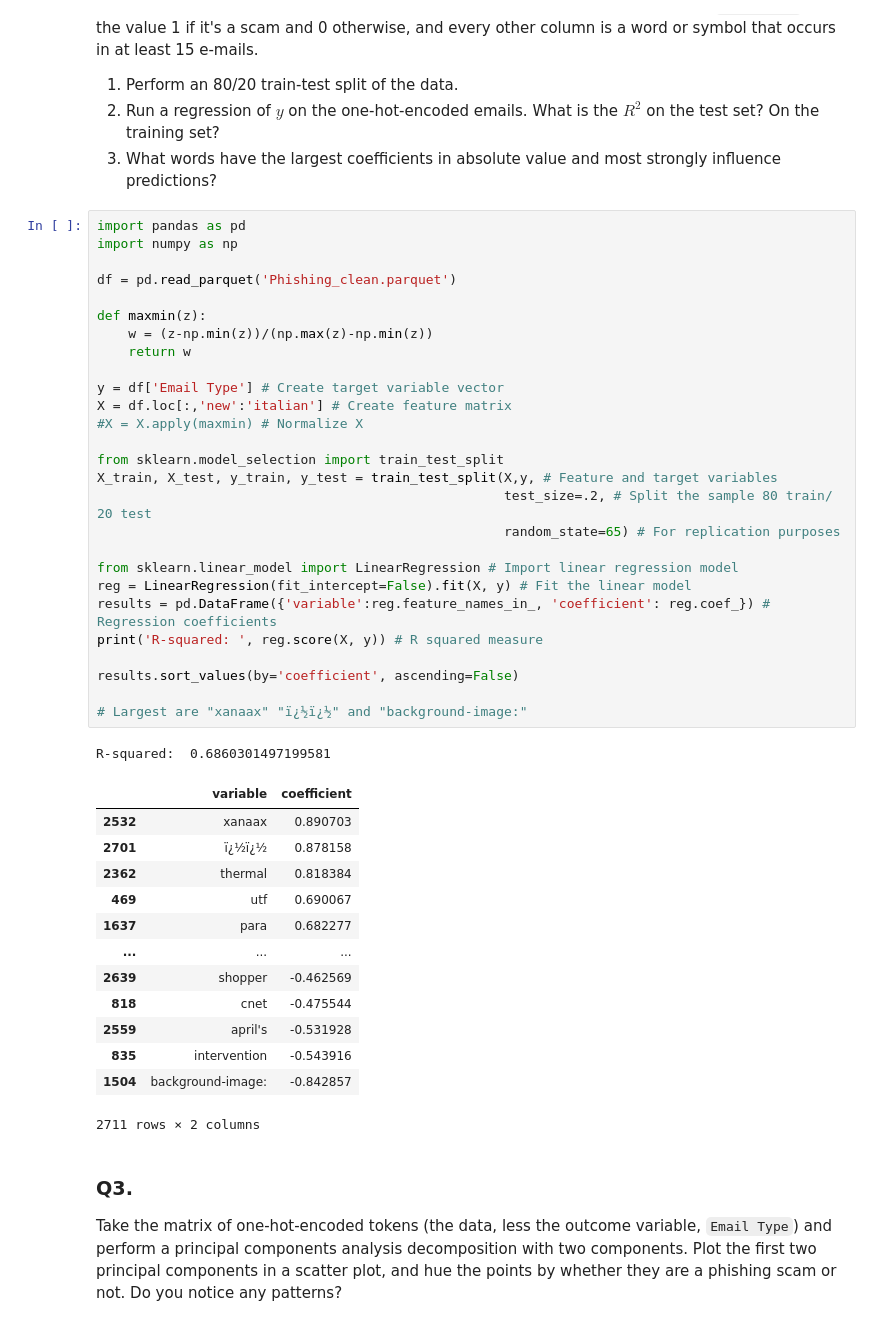
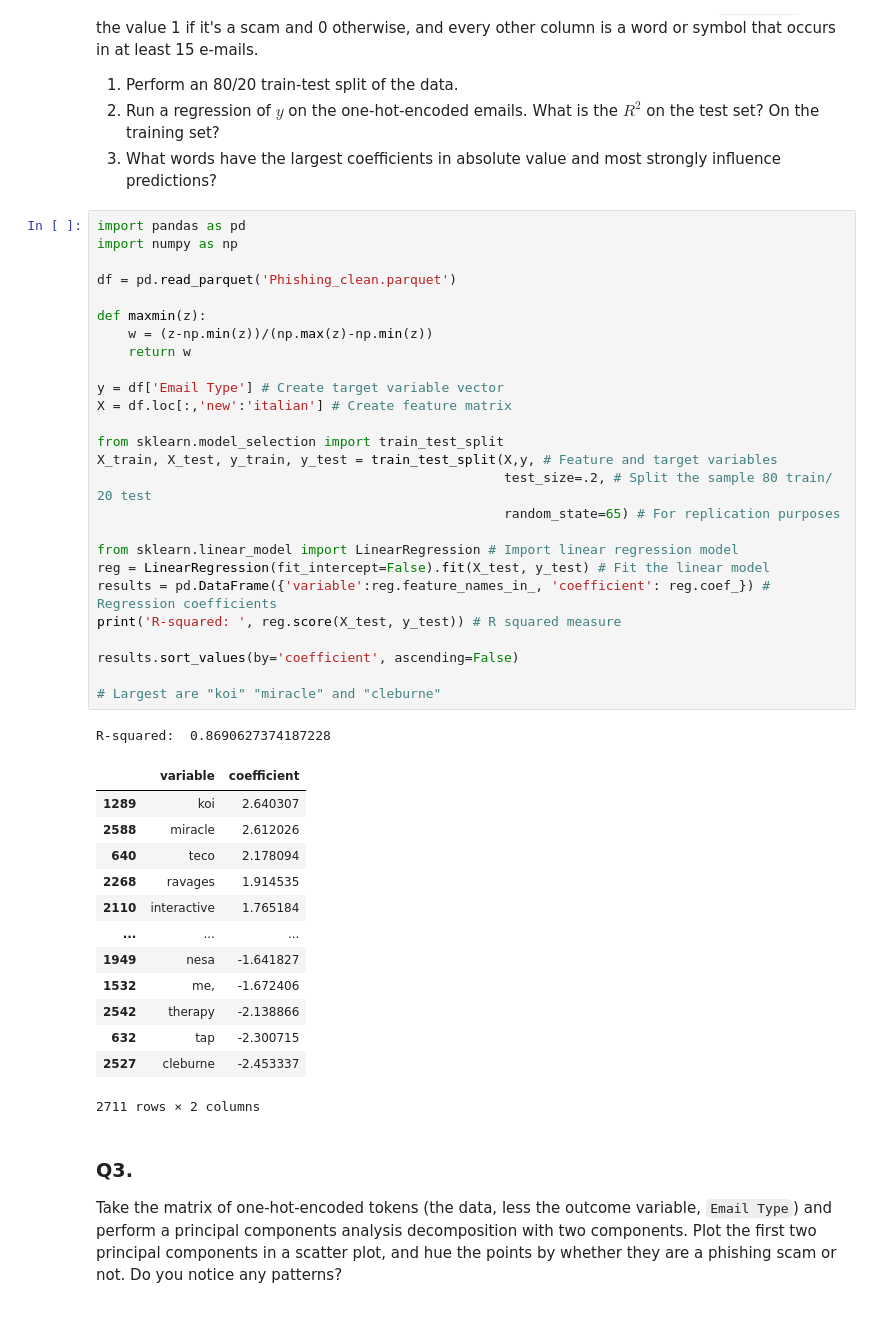
Before and after one commit to splitneutron/pca_assignment, a Jupyter notebook: assignment.ipynb, the cells around one changed output. Saved outputs shown, nothing was run; the diff lists cells and outputs as text.

```diff
--- a/assignment.ipynb
+++ b/assignment.ipynb
@@ -49,44 +49,43 @@ Load `Phishing_clean.parquet`. This is the text from the e-mails broken into the
 # %%
 import pandas as pd
 import numpy as np
 
 df = pd.read_parquet('Phishing_clean.parquet')
 
 def maxmin(z):
     w = (z-np.min(z))/(np.max(z)-np.min(z))
     return w
 
 y = df['Email Type'] # Create target variable vector
 X = df.loc[:,'new':'italian'] # Create feature matrix
-#X = X.apply(maxmin) # Normalize X
 
 from sklearn.model_selection import train_test_split
 X_train, X_test, y_train, y_test = train_test_split(X,y, # Feature and target variables
                                                     test_size=.2, # Split the sample 80 train/ 20 test
                                                     random_state=65) # For replication purposes
 
 from sklearn.linear_model import LinearRegression # Import linear regression model
-reg = LinearRegression(fit_intercept=False).fit(X, y) # Fit the linear model
+reg = LinearRegression(fit_intercept=False).fit(X_test, y_test) # Fit the linear model
 results = pd.DataFrame({'variable':reg.feature_names_in_, 'coefficient': reg.coef_}) # Regression coefficients
-print('R-squared: ', reg.score(X, y)) # R squared measure
+print('R-squared: ', reg.score(X_test, y_test)) # R squared measure
 
 results.sort_values(by='coefficient', ascending=False)
 
-# Largest are "xanaax" "ï¿½ï¿½" and "background-image:"
+# Largest are "koi" "miracle" and "cleburne"
 # %% [output]
-R-squared:  0.6860301497199581
+R-squared:  0.8690627374187228
 |  | variable | coefficient |
-| 2532 | xanaax | 0.890703 |
-| 2701 | ï¿½ï¿½ | 0.878158 |
-| 2362 | thermal | 0.818384 |
-| 469 | utf | 0.690067 |
-| 1637 | para | 0.682277 |
+| 1289 | koi | 2.640307 |
+| 2588 | miracle | 2.612026 |
+| 640 | teco | 2.178094 |
+| 2268 | ravages | 1.914535 |
+| 2110 | interactive | 1.765184 |
 | ... | ... | ... |
-| 2639 | shopper | -0.462569 |
-| 818 | cnet | -0.475544 |
-| 2559 | april's | -0.531928 |
-| 835 | intervention | -0.543916 |
-| 1504 | background-image: | -0.842857 |
+| 1949 | nesa | -1.641827 |
+| 1532 | me, | -1.672406 |
+| 2542 | therapy | -2.138866 |
+| 632 | tap | -2.300715 |
+| 2527 | cleburne | -2.453337 |
 2711 rows × 2 columns
 # %% [markdown]
 ### Q3.
```
Also changed, not shown: parts of 4 cells of this notebook.
